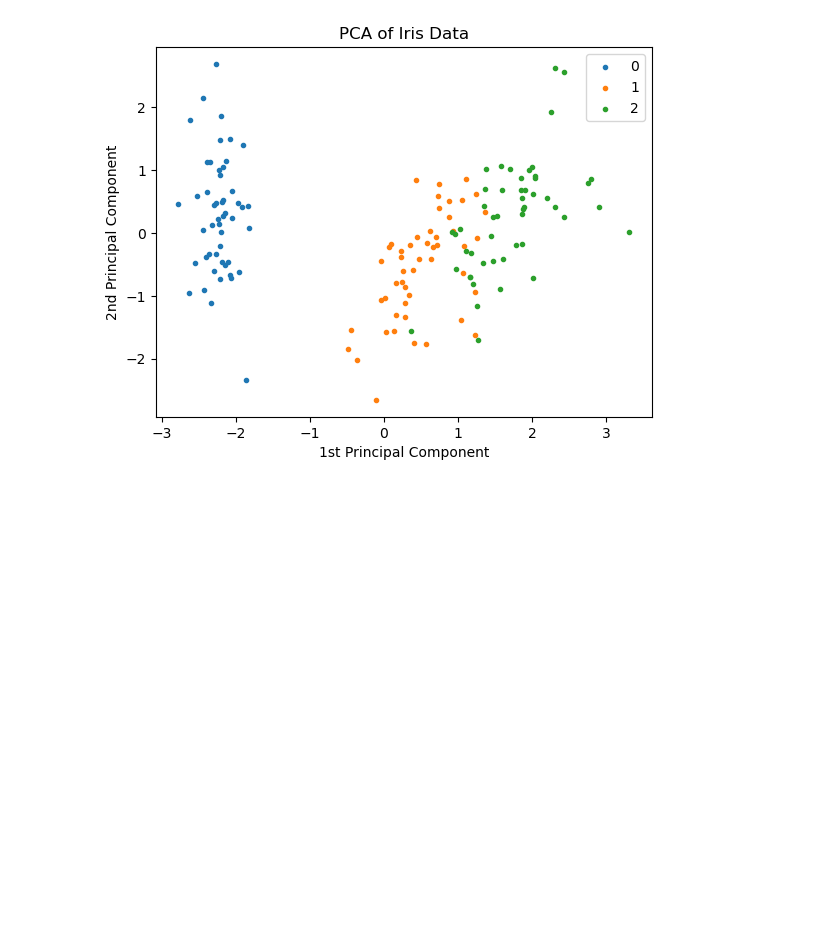
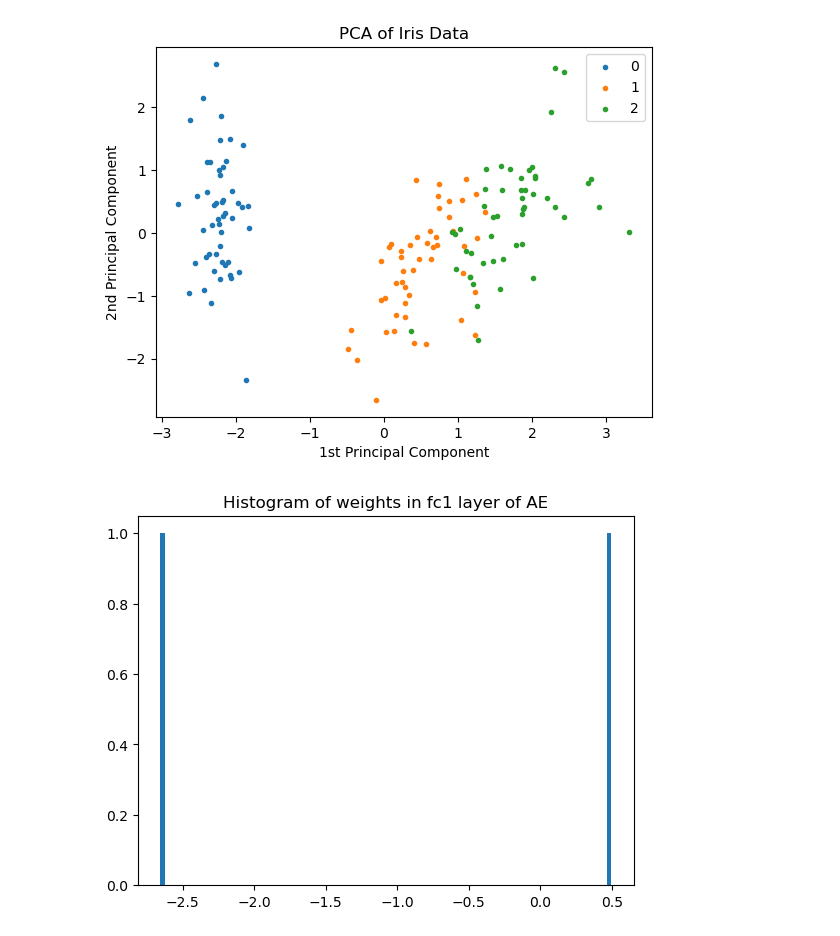
Before and after one commit to namoshi/dl_intro, a Jupyter notebook: AE_iris.ipynb, the cells around one changed output. Drawn from its saved outputs; the diff is of its cells as text; code cells hidden in the pictures; blank space fills up the shorter version.

```diff
--- a/AE_iris.ipynb
+++ b/AE_iris.ipynb
@@ -275,3 +275,12 @@ plt.savefig('PCA_iris.png')
 plt.show()
 # %% [output]
 [figure]
+# %%
+# Plot Histogram of hidden features
+
+plt.hist(train_fc1_features[0], bins=100)
+plt.title('Histogram of weights in fc1 layer of AE')
+plt.savefig('AE_iris_fc1_features[0].png')
+plt.show()
+# %% [output]
+[figure, added]
```
Also changed, not shown: parts of 1 cell of this notebook, 2 other files.
